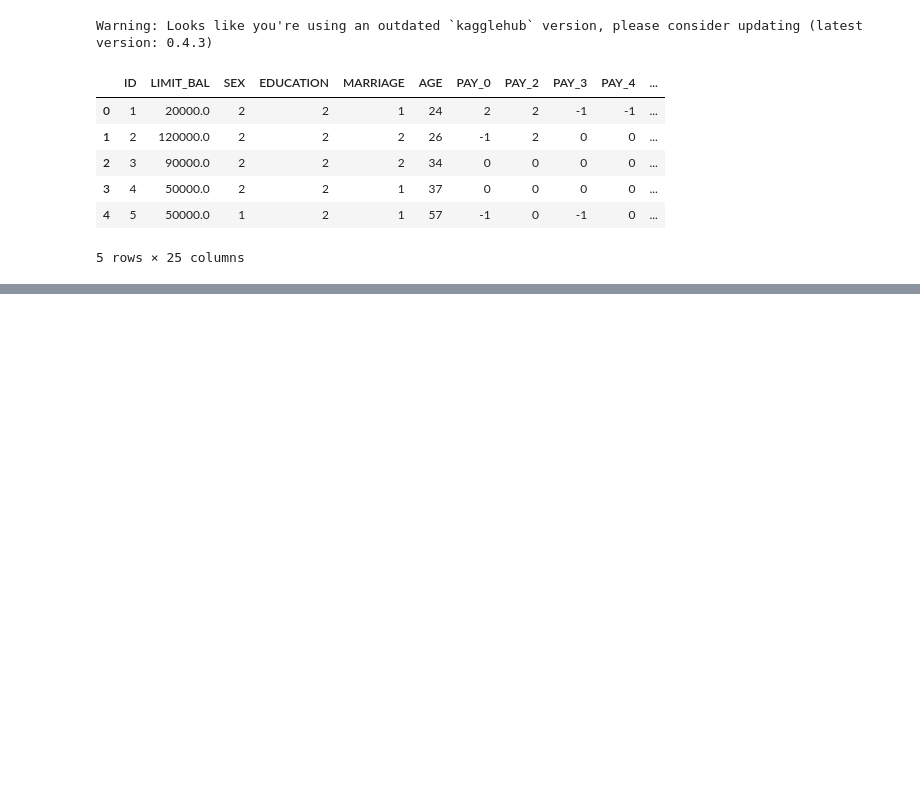
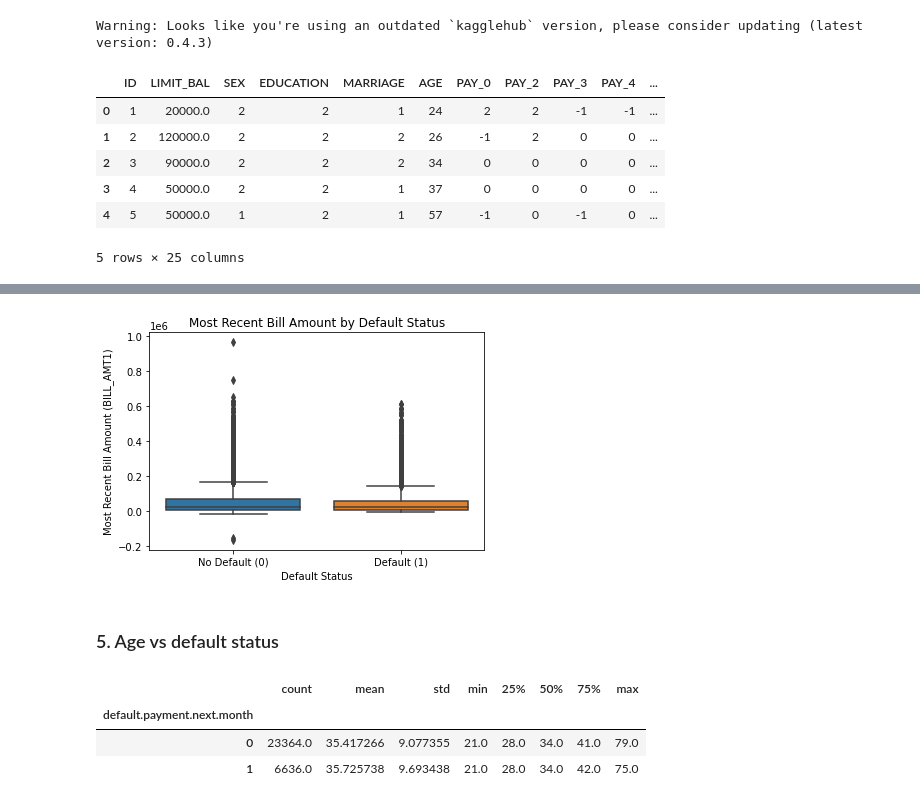
Before and after one commit to Aby-12/Credit-default-prediction-project, a Jupyter notebook: notebook.ipynb, the cells around one changed output, grey strips where cells are left out. Cells and saved outputs as stored; diff of their text form; code cells hidden in the pictures; blank space fills up the shorter version.

```diff
--- a/notebook.ipynb
+++ b/notebook.ipynb
@@ -54,0 +225,18 @@ Warning: Looks like you're using an outdated `kagglehub` version, please conside
+# %%
+import seaborn as sns
+import matplotlib.pyplot as plt
+
+sns.boxplot(
+    x='default.payment.next.month',
+    y='BILL_AMT1',
+    data=df
+)
+
+plt.xticks([0, 1], ['No Default (0)', 'Default (1)'])
+plt.xlabel('Default Status')
+plt.ylabel('Most Recent Bill Amount (BILL_AMT1)')
+plt.title('Most Recent Bill Amount by Default Status')
+
+plt.show()
+# %% [output]
+[figure, added]
@@ -54,0 +253,9 @@ Warning: Looks like you're using an outdated `kagglehub` version, please conside
+# %% [markdown]
+### 5. Age vs default status
+# %%
+df.groupby('default.payment.next.month')['AGE'].describe()
+# %% [output]
+|  | count | mean | std | min | 25% | 50% | 75% | max |
+| default.payment.next.month |  |  |  |  |  |  |  |  |
+| 0 | 23364.0 | 35.417266 | 9.077355 | 21.0 | 28.0 | 34.0 | 41.0 | 79.0 |
+| 1 | 6636.0 | 35.725738 | 9.693438 | 21.0 | 28.0 | 34.0 | 42.0 | 75.0 |
```
Also changed, not shown: parts of 38 cells of this notebook.
